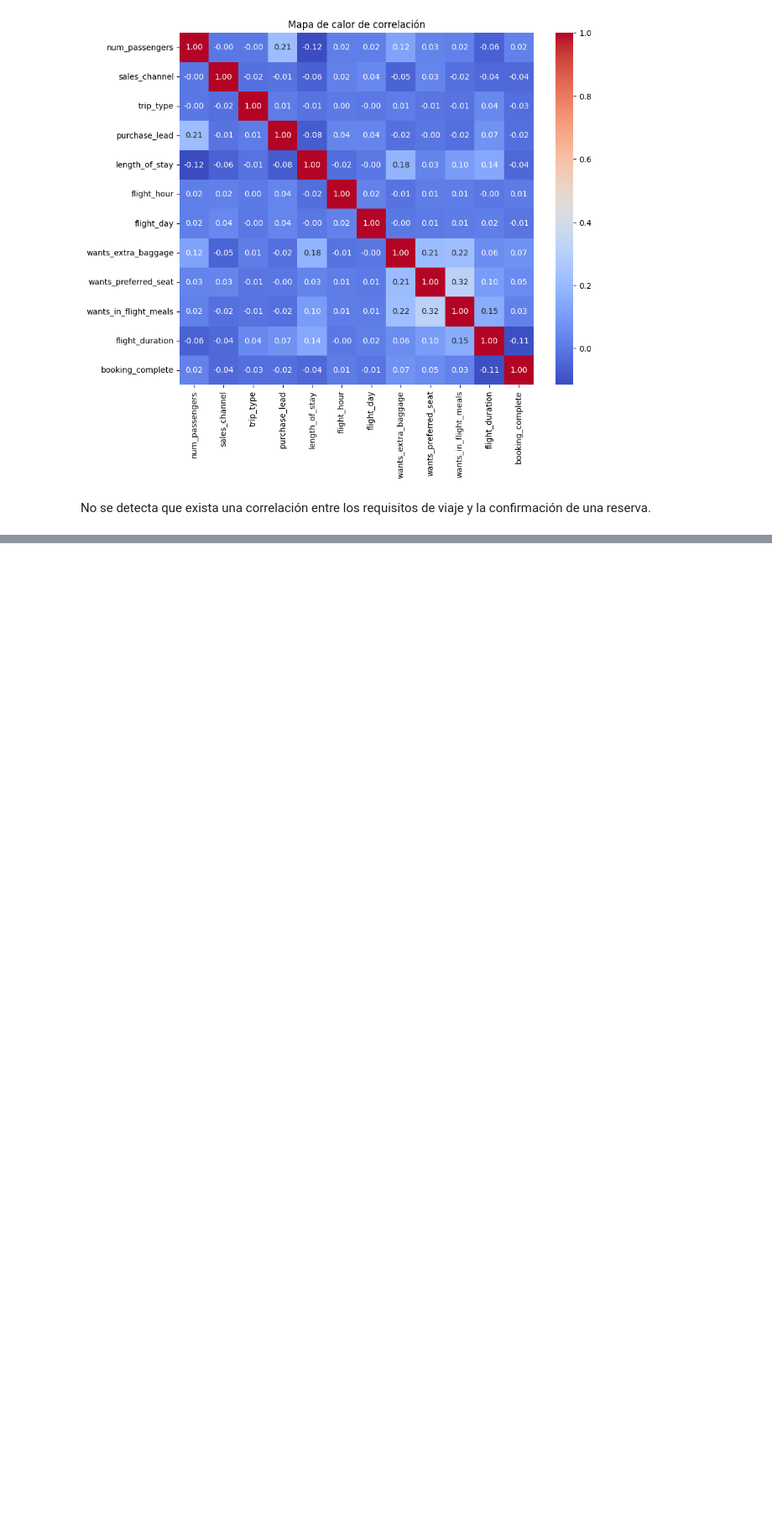
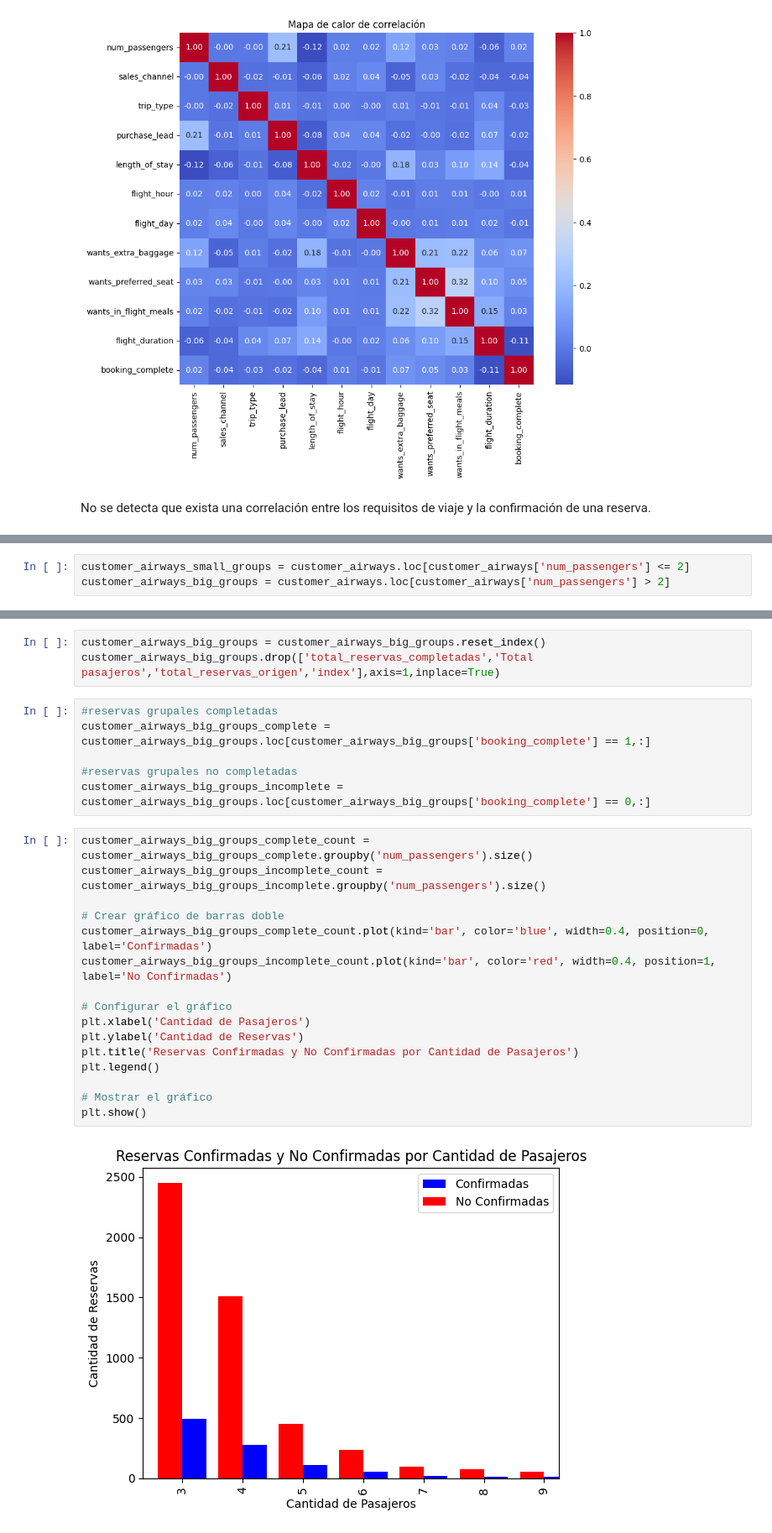
Before and after one commit to alexguttlein/TP1-AnalisisExploratorioDeDatos, a Jupyter notebook: TP1_Análisis_Exploratorio_de_Datos.ipynb, the cells around one changed output, grey strips where cells are left out. Shown at 84% size. Drawn from its saved outputs; the diff is of its cells as text; blank space fills up the shorter version.

```diff
--- a/TP1_Análisis_Exploratorio_de_Datos.ipynb
+++ b/TP1_Análisis_Exploratorio_de_Datos.ipynb
@@ -610,0 +660,3 @@ No se detecta que exista una correlación entre los requisitos de viaje y la con
+# %%
+customer_airways_small_groups = customer_airways.loc[customer_airways['num_passengers'] <= 2]
+customer_airways_big_groups = customer_airways.loc[customer_airways['num_passengers'] > 2]
@@ -610,0 +665,27 @@ No se detecta que exista una correlación entre los requisitos de viaje y la con
+# %%
+customer_airways_big_groups = customer_airways_big_groups.reset_index()
+customer_airways_big_groups.drop(['total_reservas_completadas','Total pasajeros','total_reservas_origen','index'],axis=1,inplace=True)
+# %%
+#reservas grupales completadas
+customer_airways_big_groups_complete = customer_airways_big_groups.loc[customer_airways_big_groups['booking_complete'] == 1,:]
+
+#reservas grupales no completadas
+customer_airways_big_groups_incomplete = customer_airways_big_groups.loc[customer_airways_big_groups['booking_complete'] == 0,:]
+# %%
+customer_airways_big_groups_complete_count = customer_airways_big_groups_complete.groupby('num_passengers').size()
+customer_airways_big_groups_incomplete_count = customer_airways_big_groups_incomplete.groupby('num_passengers').size()
+
+# Crear gráfico de barras doble
+customer_airways_big_groups_complete_count.plot(kind='bar', color='blue', width=0.4, position=0, label='Confirmadas')
+customer_airways_big_groups_incomplete_count.plot(kind='bar', color='red', width=0.4, position=1, label='No Confirmadas')
+
+# Configurar el gráfico
+plt.xlabel('Cantidad de Pasajeros')
+plt.ylabel('Cantidad de Reservas')
+plt.title('Reservas Confirmadas y No Confirmadas por Cantidad de Pasajeros')
+plt.legend()
+
+# Mostrar el gráfico
+plt.show()
+# %% [output]
+[figure, added]
```
Also changed, not shown: parts of 22 cells of this notebook.
